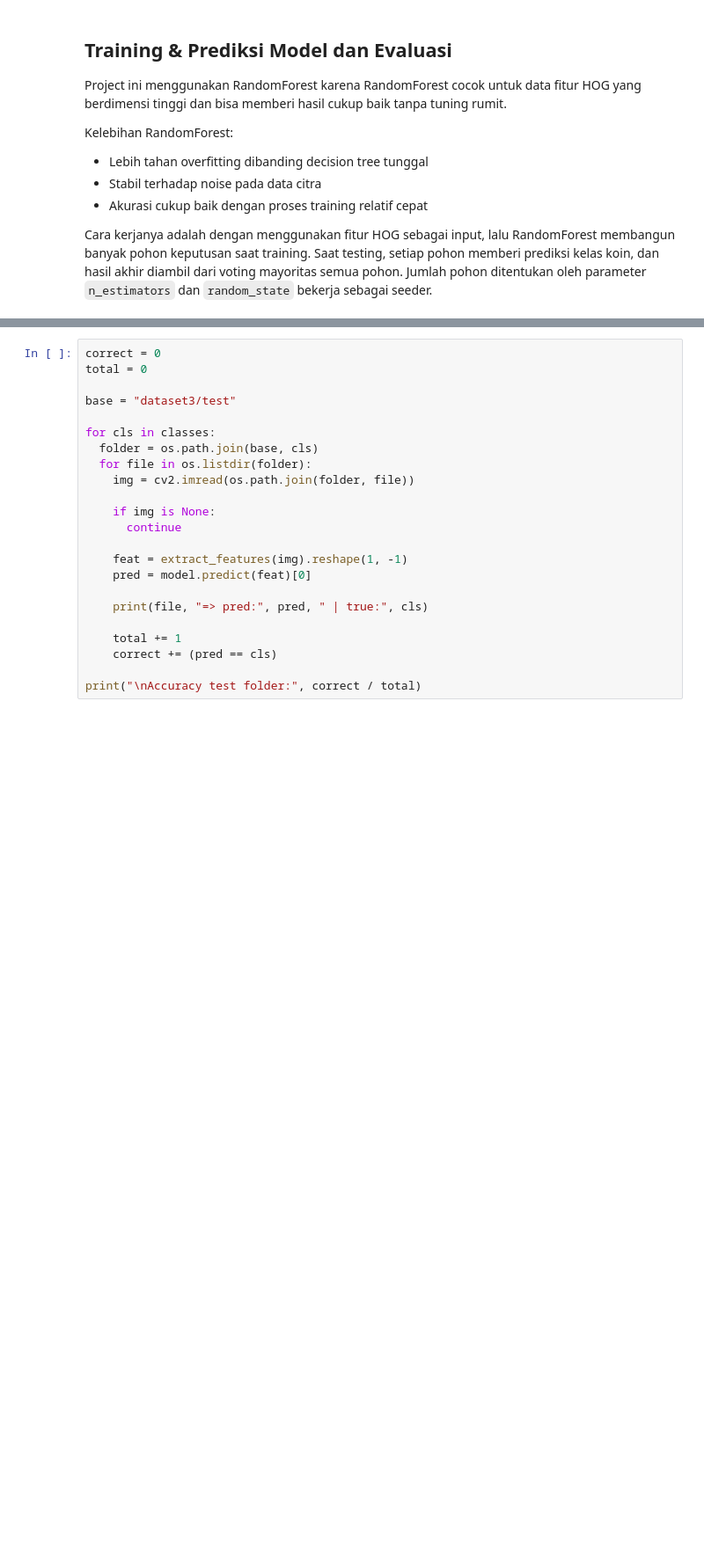
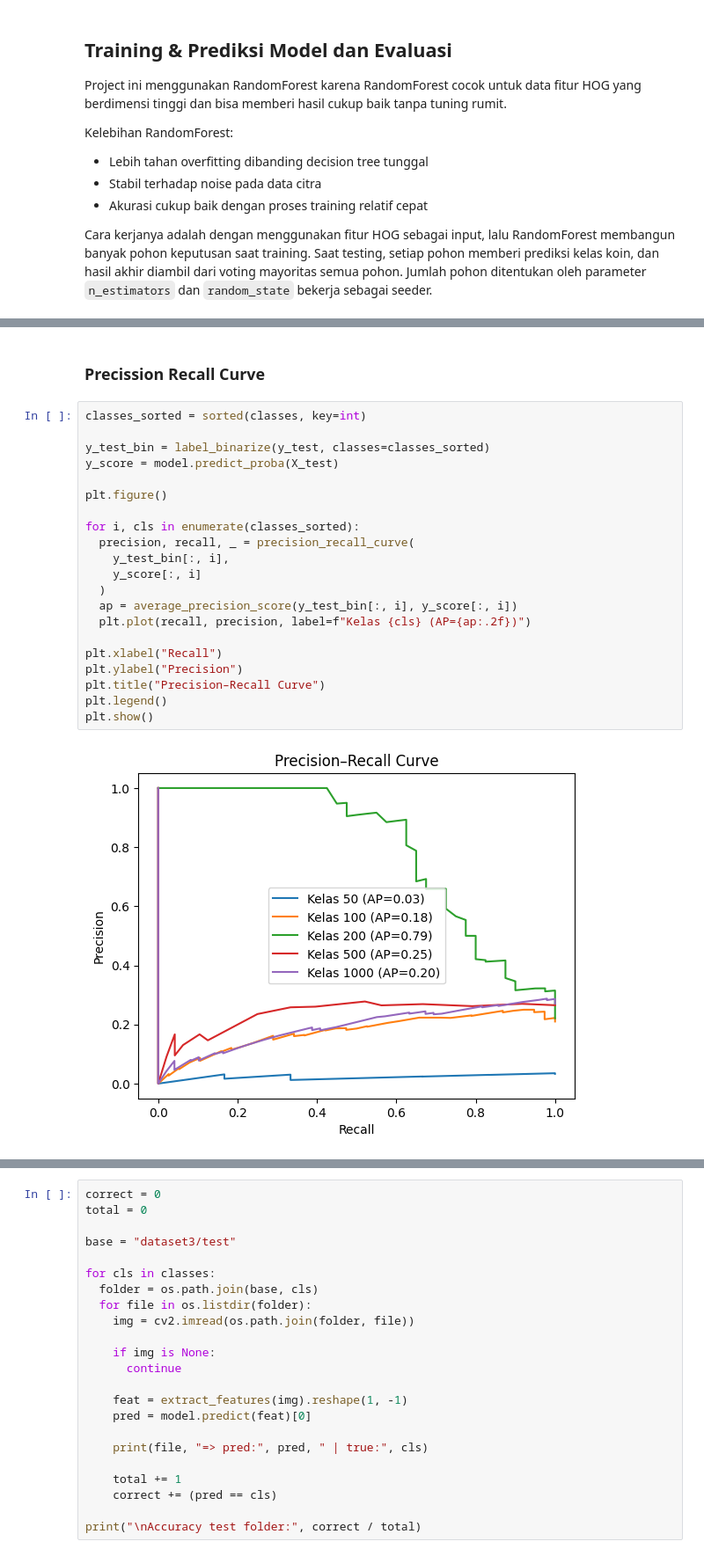
Before and after one commit to Arararra/pcd-coin-counting, a Jupyter notebook: app.ipynb, the cells around one changed output, grey strips where cells are left out. Shown at 88% size. Drawn from its saved outputs; the diff is of its cells as text; blank space fills up the shorter version.

```diff
--- a/app.ipynb
+++ b/app.ipynb
@@ -314 +365,26 @@ weighted avg       0.62      0.61      0.60       181
+# %% [markdown]
+### Precission Recall Curve
+# %%
+classes_sorted = sorted(classes, key=int)
+
+y_test_bin = label_binarize(y_test, classes=classes_sorted)
+y_score = model.predict_proba(X_test)
+
+plt.figure()
+
+for i, cls in enumerate(classes_sorted):
+  precision, recall, _ = precision_recall_curve(
+    y_test_bin[:, i],
+    y_score[:, i]
+  )
+  ap = average_precision_score(y_test_bin[:, i], y_score[:, i])
+  plt.plot(recall, precision, label=f"Kelas {cls} (AP={ap:.2f})")
+
+plt.xlabel("Recall")
+plt.ylabel("Precision")
+plt.title("Precision–Recall Curve")
+plt.legend()
+plt.show()
+# %% [output]
+[figure, added]
 # %% [markdown]
```
Also changed, not shown: parts of 10 cells of this notebook.
